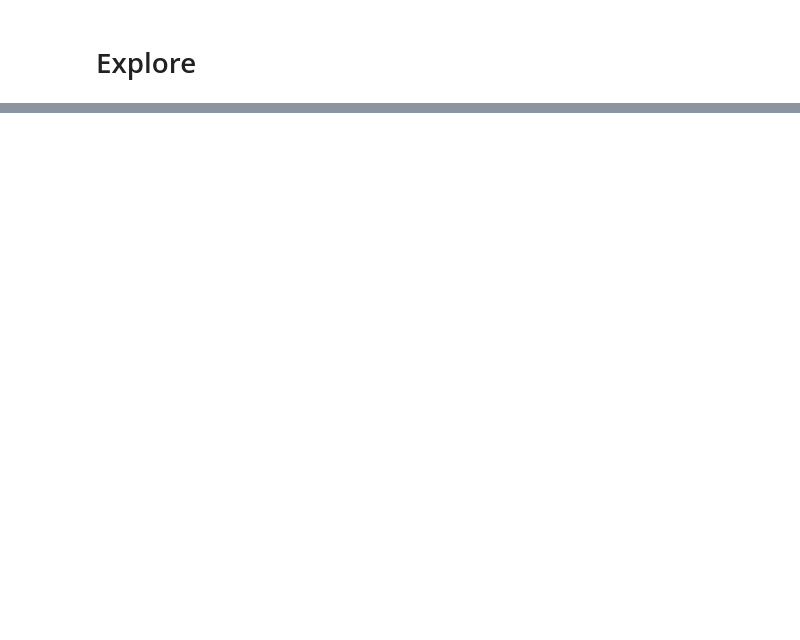
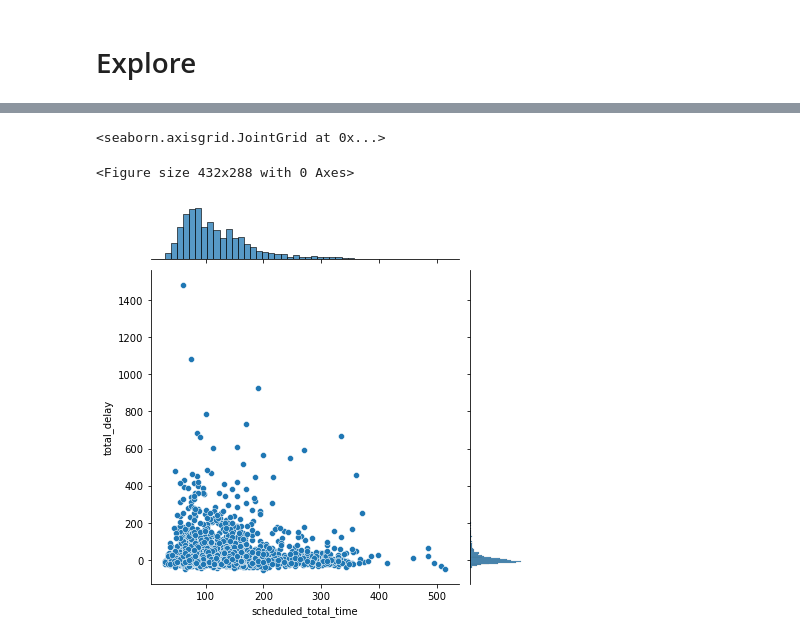
Before and after one commit to SchneemannDavid/Personal_Capstone_Project, a Jupyter notebook: working_notebook.ipynb, the cells around one changed output, grey strips where cells are left out. Cells and saved outputs as stored; diff of their text form; code cells hidden in the pictures; blank space fills up the shorter version.

```diff
--- a/working_notebook.ipynb
+++ b/working_notebook.ipynb
@@ -172,0 +218,7 @@ sns.jointplot(x='Distance', y='total_delay', data=df_sample, kind='scatter')
+# %%
+plt.figure()
+sns.jointplot(x='scheduled_total_time', y='total_delay', data=df_sample, kind='scatter')
+# %% [output]
+<seaborn.axisgrid.JointGrid at 0x...>
+<Figure size 432x288 with 0 Axes>
+[figure, added]
```
Also changed, not shown: parts of 50 cells of this notebook, 3 other files.
